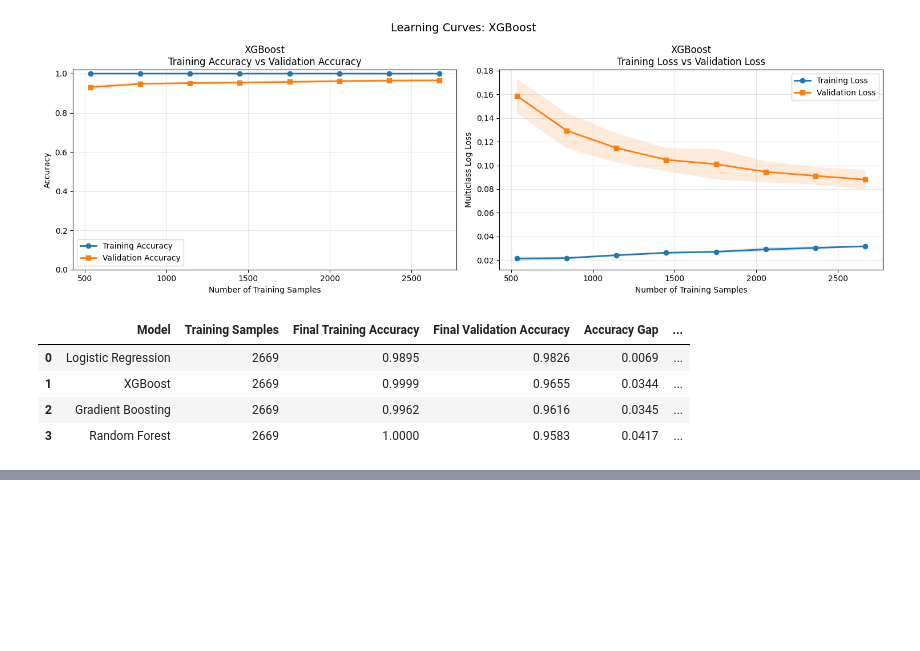
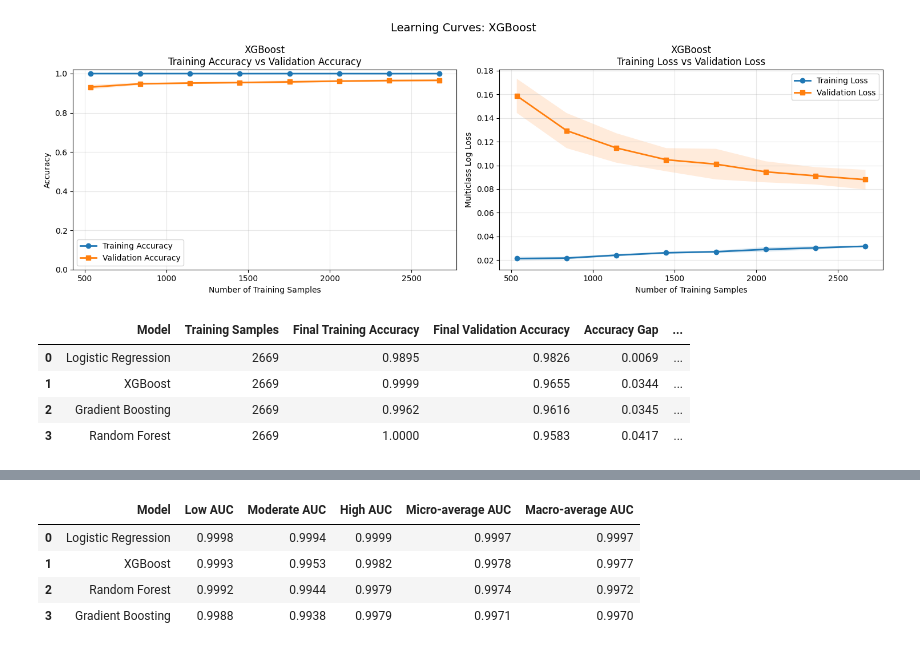
Before and after one commit to abiral-sujakhu/Restaurant-Location-Feasibility-System, a Jupyter notebook: notebooks/7_feature_prep_model.ipynb, the cells around one changed output, grey strips where cells are left out. Cells and saved outputs as stored; diff of their text form; code cells hidden in the pictures; blank space fills up the shorter version.

```diff
--- a/notebooks/7_feature_prep_model.ipynb
+++ b/notebooks/7_feature_prep_model.ipynb
@@ -3380,0 +3674,32 @@ display(
+# %%
+# ============================================================
+#  DISPLAY ROC-AUC RESULTS FOR ALL MODELS
+# ============================================================
+# This table compares the class-specific, micro-average and
+# macro-average AUC values of every trained model.
+#
+# Macro-average AUC is particularly useful because it gives
+# equal importance to Low, Moderate and High feasibility.
+
+roc_auc_results_df = pd.DataFrame(
+    roc_auc_results
+)
+
+roc_auc_results_df = (
+    roc_auc_results_df
+    .sort_values(
+        by="Macro-average AUC",
+        ascending=False
+    )
+    .reset_index(drop=True)
+)
+
+display(
+    roc_auc_results_df.round(4)
+)
+# %% [output]
+|  | Model | Low AUC | Moderate AUC | High AUC | Micro-average AUC | Macro-average AUC |
+| 0 | Logistic Regression | 0.9998 | 0.9994 | 0.9999 | 0.9997 | 0.9997 |
+| 1 | XGBoost | 0.9993 | 0.9953 | 0.9982 | 0.9978 | 0.9977 |
+| 2 | Random Forest | 0.9992 | 0.9944 | 0.9979 | 0.9974 | 0.9972 |
+| 3 | Gradient Boosting | 0.9988 | 0.9938 | 0.9979 | 0.9971 | 0.9970 |
```
Also changed, not shown: parts of 5 cells of this notebook, 2 other files.
